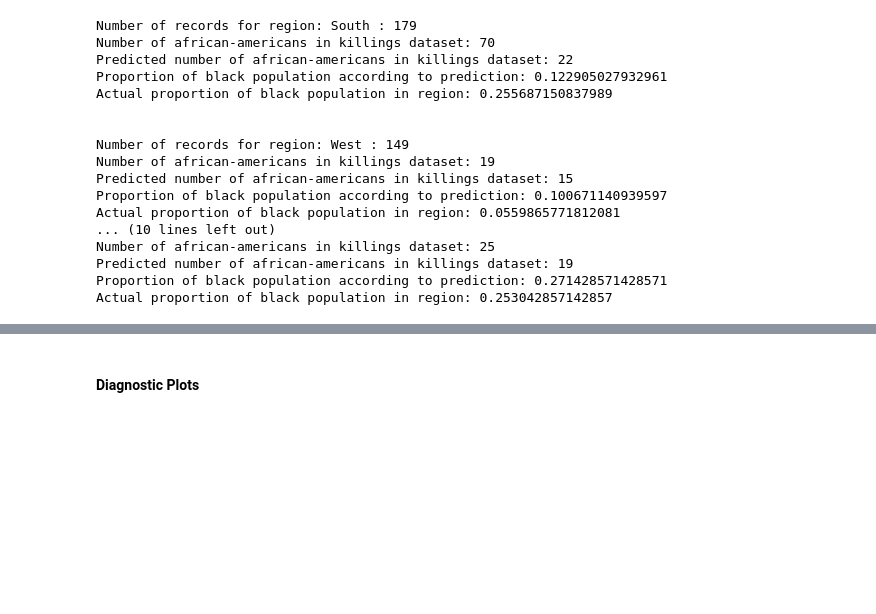
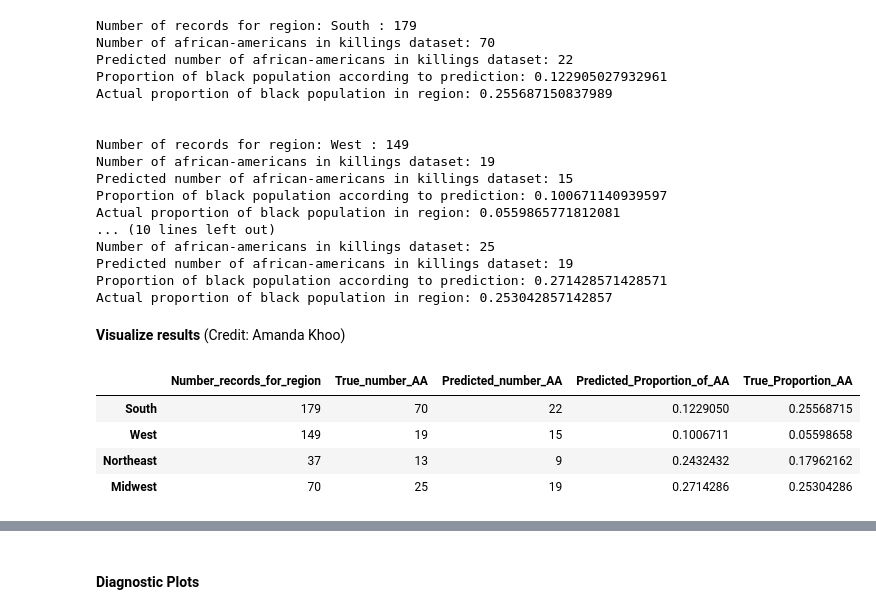
Before and after one commit to dhananjaybhaskar/DATA-2020, a Jupyter notebook: Racial Bias in Police Killings (DB).ipynb, the cells around one changed output, grey strips where cells are left out. Cells and saved outputs as stored; diff of their text form; code cells hidden in the pictures; blank space fills up the shorter version.

```diff
--- a/Racial Bias in Police Killings (DB).ipynb
+++ b/Racial Bias in Police Killings (DB).ipynb
@@ -252,3 +284,22 @@ Number of african-americans in killings dataset: 25
 Predicted number of african-americans in killings dataset: 19
 Proportion of black population according to prediction: 0.271428571428571
 Actual proportion of black population in region: 0.253042857142857
+# %% [markdown]
+**Visualize results** (Credit: Amanda Khoo)
+# %%
+m = matrix(c(179, 70, 22, 0.122905027932961, 0.255687150837989, 149, 19, 15,
+             0.100671140939597, 0.0559865771812081, 37, 13, 9, 0.243243243243243,
+             0.179621621621622, 70, 25, 19, 0.271428571428571, 0.253042857142857), nrow = 5, ncol = 4)
+
+colnames(m) = c('South', 'West', 'Northeast', 'Midwest')
+rownames(m) = c('Number_records_for_region', 'True_number_AA', 'Predicted_number_AA',
+                'Predicted_Proportion_of_AA', 'True_Proportion_AA')
+
+comparison = t(m)
+comparison
+# %% [output]
+|  | Number_records_for_region | True_number_AA | Predicted_number_AA | Predicted_Proportion_of_AA | True_Proportion_AA |
+| South | 179 | 70 | 22 | 0.1229050 | 0.25568715 |
+| West | 149 | 19 | 15 | 0.1006711 | 0.05598658 |
+| Northeast | 37 | 13 | 9 | 0.2432432 | 0.17962162 |
+| Midwest | 70 | 25 | 19 | 0.2714286 | 0.25304286 |
```
Also changed, not shown: parts of 7 cells of this notebook.
